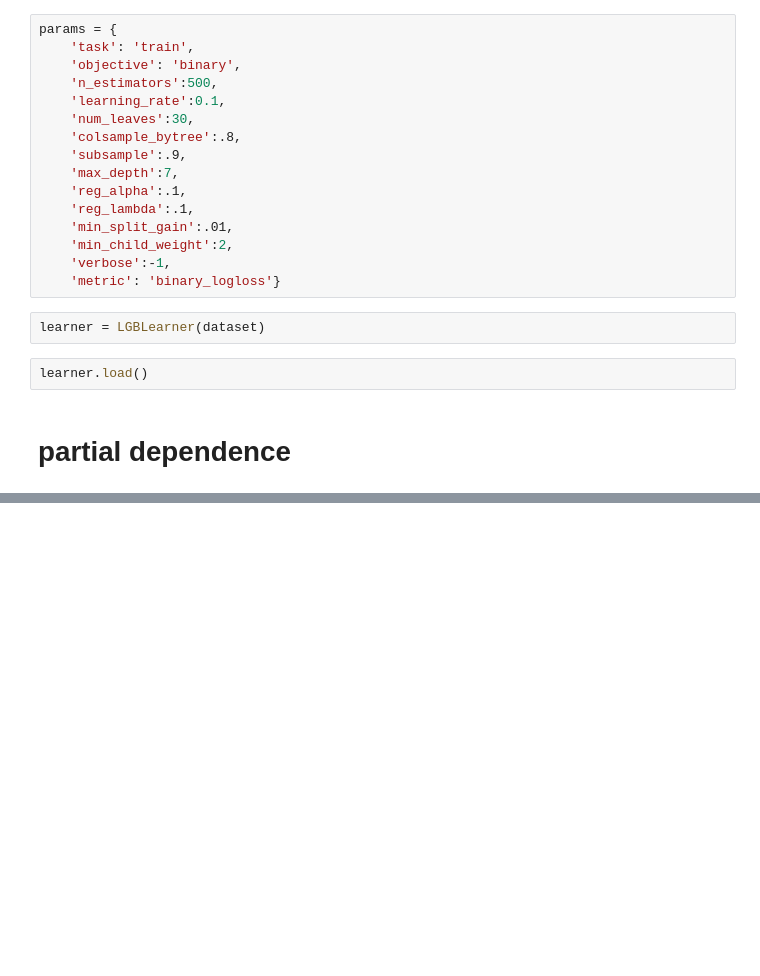
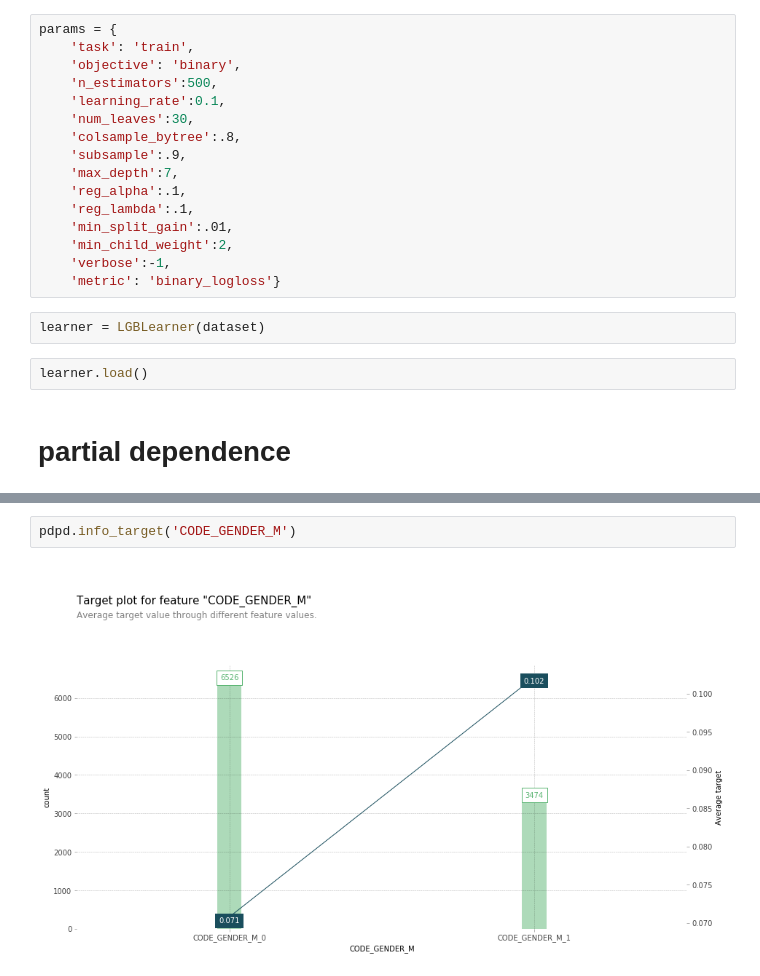
Before and after one commit to KienVu2368/tabint, a Jupyter notebook: nbs/partial dependence.ipynb, the cells around one changed output, grey strips where cells are left out. Cells and saved outputs as stored; diff of their text form; blank space fills up the shorter version.

```diff
--- a/nbs/partial dependence.ipynb
+++ b/nbs/partial dependence.ipynb
@@ -775,0 +273,4 @@ def _calc_figsize(num_charts, ncols, title_height, unit_figsize):
+# %%
+pdpd.info_target('CODE_GENDER_M')
+# %% [output]
+[figure, added]
```
Also changed, not shown: parts of 48 cells of this notebook, 5 other files.
